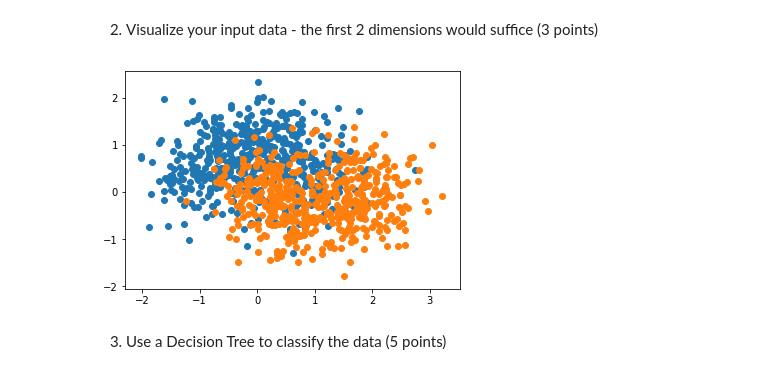
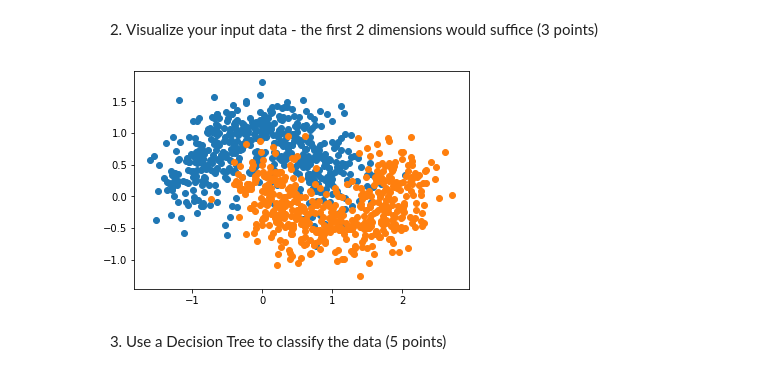
Before and after one commit to adicatana/ml_imaging_cw1_imperial, a Jupyter notebook: MLI-CW-1.ipynb, the cells around one changed output. Drawn from its saved outputs; the diff is of its cells as text; code cells hidden in the pictures.

```diff
--- a/MLI-CW-1.ipynb
+++ b/MLI-CW-1.ipynb
@@ -30,24 +30,26 @@ from sklearn.ensemble import BaggingClassifier
 
 import numpy as np
 # %%
-X, Y = make_moons(1000, noise=0.5, random_state=0)
+X, Y = make_moons(1000, noise=0.4, random_state=0)
 
 pol_transform = PolynomialFeatures(degree=15)
 X_extended = pol_transform.fit_transform(X)
 
-X_train, X_test, y_train, y_test = train_test_split(X_extended, Y, test_size=0.20, random_state=42)
+x_train, x_test, y_train, y_test = train_test_split(X_extended, Y, test_size=0.20, random_state=42)
 # %% [markdown]
 2) Visualize your input data - the first 2 dimensions would suffice  (3 points)
 # %%
-X_0 = X[np.isin(Y, 0)]
-X_1 = X[np.isin(Y, 1)]
+def show_data():
+    X_0 = X[np.isin(Y, 0)]
+    X_1 = X[np.isin(Y, 1)]
 
-plt.scatter(X_0[:,0], X_0[:,1])
-plt.scatter(X_1[:,0], X_1[:,1])
+    plt.scatter(X_0[:,0], X_0[:,1])
+    plt.scatter(X_1[:,0], X_1[:,1])
 
-plt.show()
+    plt.show()
+show_data()
 # %% [output]
-[figure, old version]
+[figure, new version]
 # %% [markdown]
 3) Use a Decision Tree to classify the data (5 points)
 # %%
```
Also changed, not shown: parts of 8 cells of this notebook.
